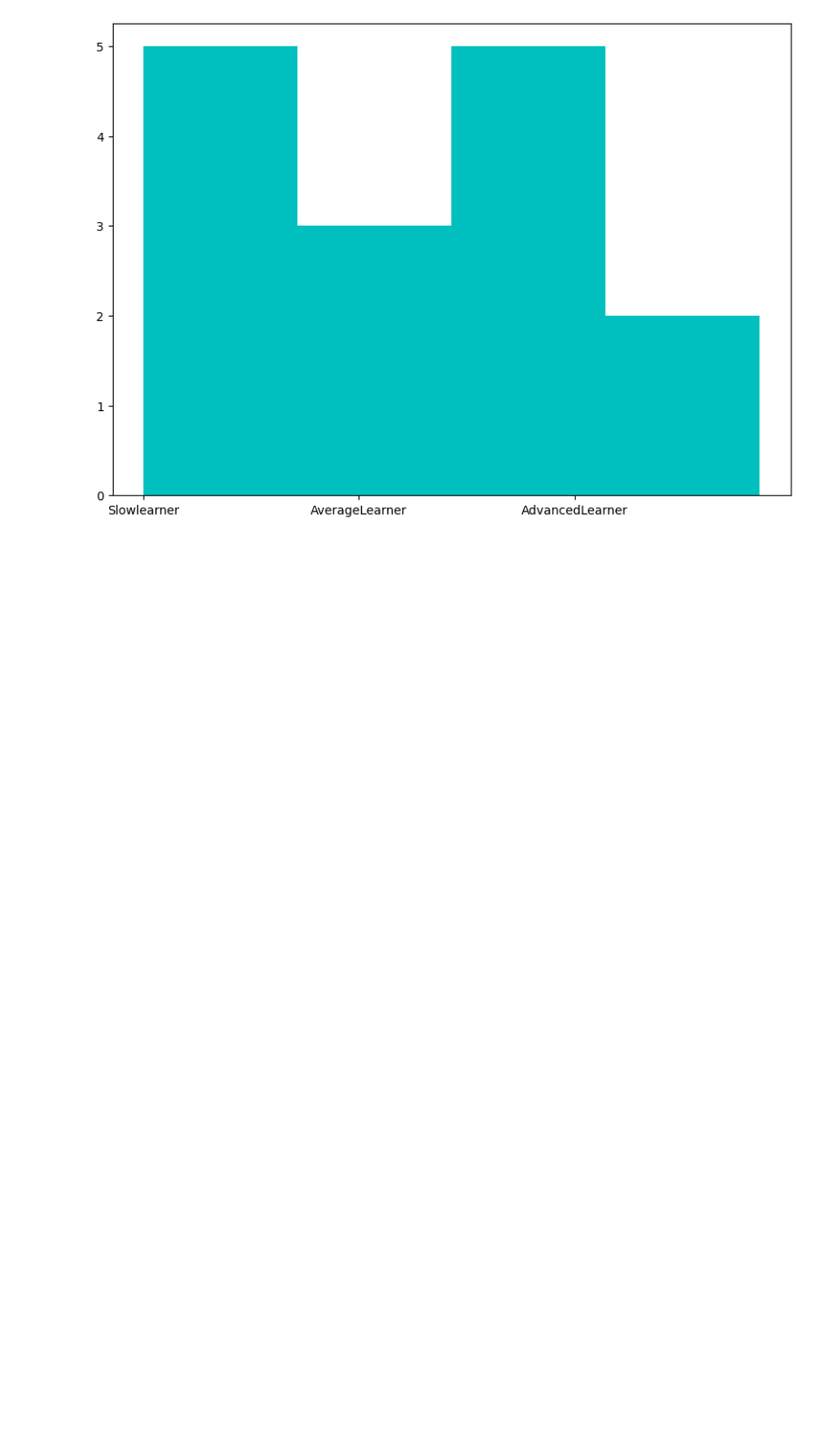
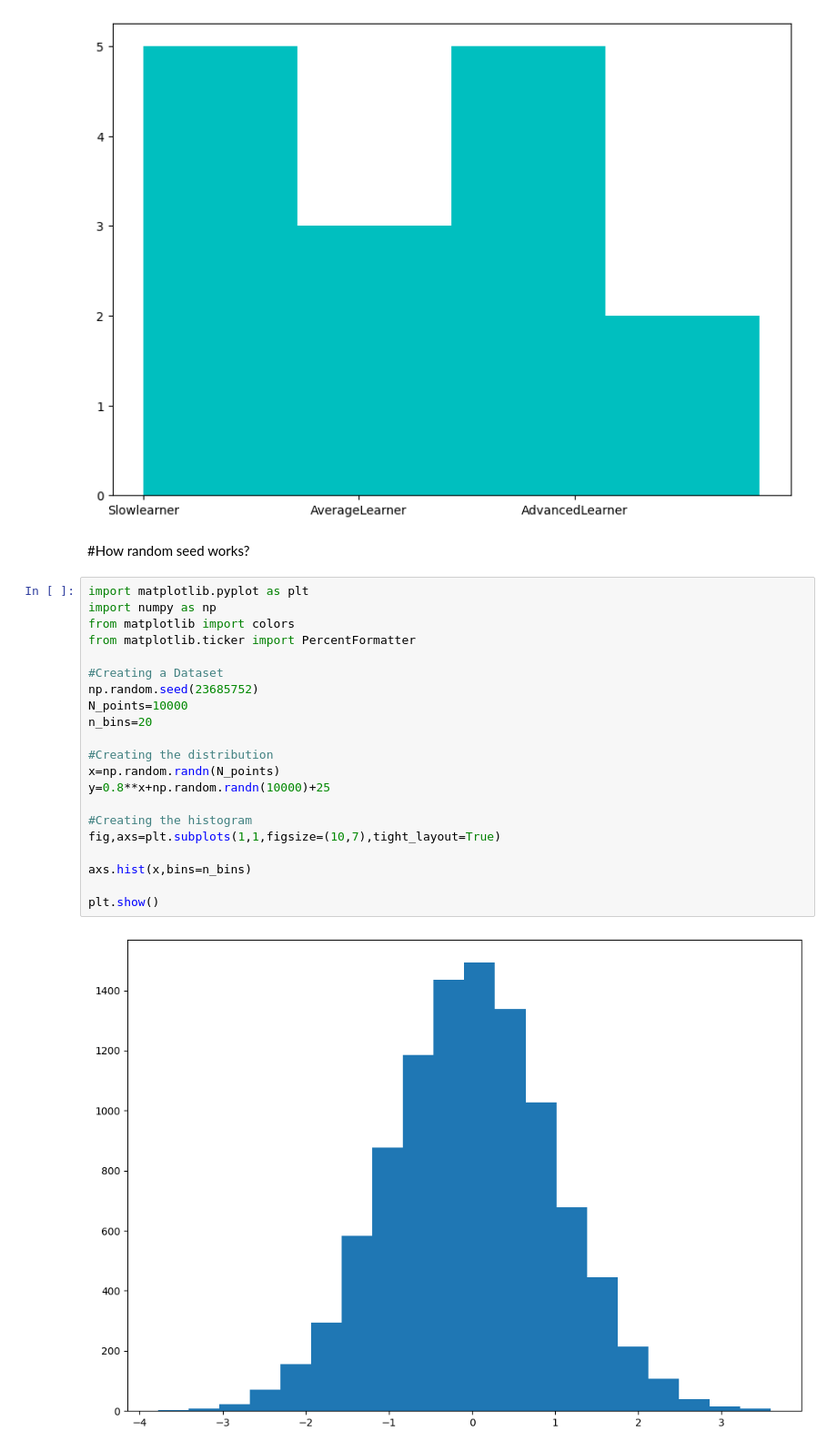
Before and after one commit to akshat-d-jain/Exploratory-Data-Analysis, a Jupyter notebook: Data Visualization.ipynb, the cells around one changed output. Shown: that part at 91% size. Drawn from its saved outputs; the diff is of its cells as text; blank space fills up the shorter version.

```diff
--- a/Data Visualization.ipynb
+++ b/Data Visualization.ipynb
@@ -145,3 +145,28 @@ plt.show()
 # %% [output]
 (15,)
 [figure]
+# %% [markdown]
+#How random seed works?
+# %%
+import matplotlib.pyplot as plt
+import numpy as np
+from matplotlib import colors
+from matplotlib.ticker import PercentFormatter
+
+#Creating a Dataset
+np.random.seed(23685752)
+N_points=10000
+n_bins=20
+
+#Creating the distribution
+x=np.random.randn(N_points)
+y=0.8**x+np.random.randn(10000)+25
+
+#Creating the histogram
+fig,axs=plt.subplots(1,1,figsize=(10,7),tight_layout=True)
+
+axs.hist(x,bins=n_bins)
+
+plt.show()
+# %% [output]
+[figure, added]
```
Also changed, not shown: 7 other files.
